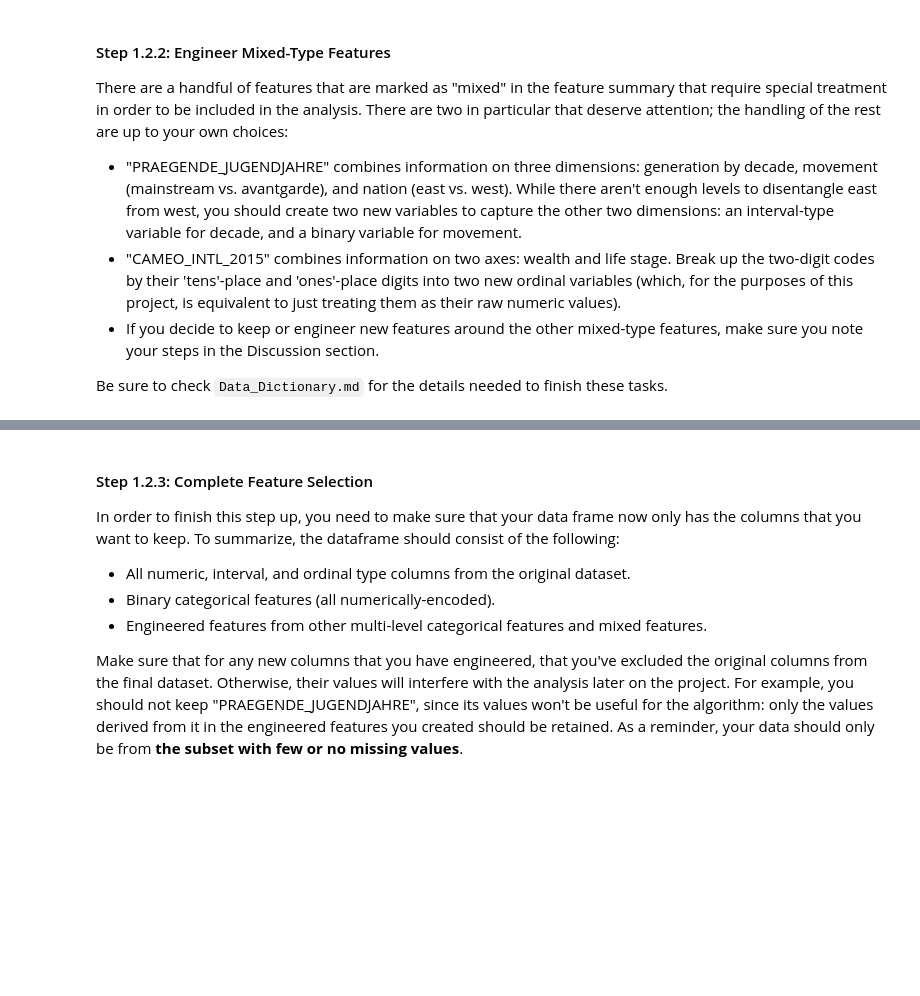
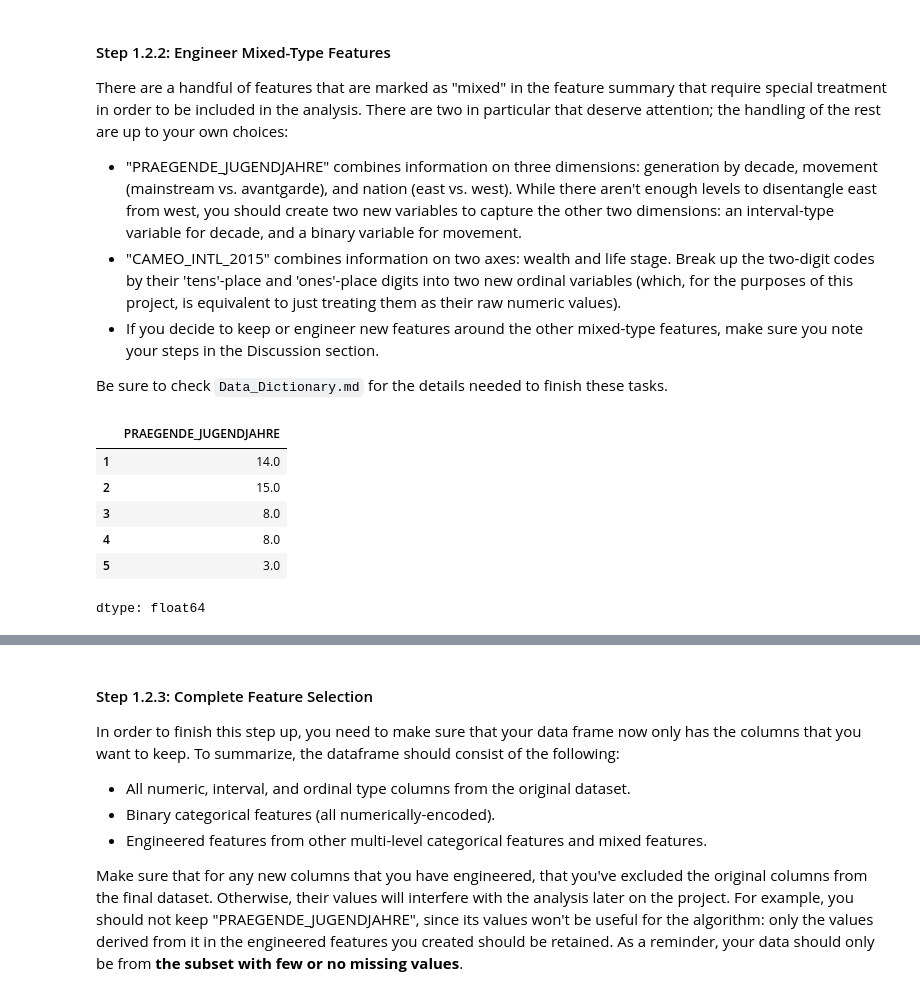
Before and after one commit to mo-matar/Identify-Customer-Segments-Unsupervised-Learning-Project, a Jupyter notebook: Identify_Customer_Segments.ipynb, the cells around one changed output, grey strips where cells are left out. Drawn from its saved outputs; the diff is of its cells as text; code cells hidden in the pictures; blank space fills up the shorter version.

```diff
--- a/Identify_Customer_Segments.ipynb
+++ b/Identify_Customer_Segments.ipynb
@@ -607,3 +611,13 @@ There are a handful of features that are marked as "mixed" in the feature summar
 - If you decide to keep or engineer new features around the other mixed-type features, make sure you note your steps in the Discussion section.
 
 Be sure to check `Data_Dictionary.md` for the details needed to finish these tasks.
+# %%
+low_missing_data_encoded_all['PRAEGENDE_JUGENDJAHRE'].head()
+# %% [output]
+|  | PRAEGENDE_JUGENDJAHRE |
+| 1 | 14.0 |
+| 2 | 15.0 |
+| 3 | 8.0 |
+| 4 | 8.0 |
+| 5 | 3.0 |
+dtype: float64
```
Also changed, not shown: parts of 11 cells of this notebook.
